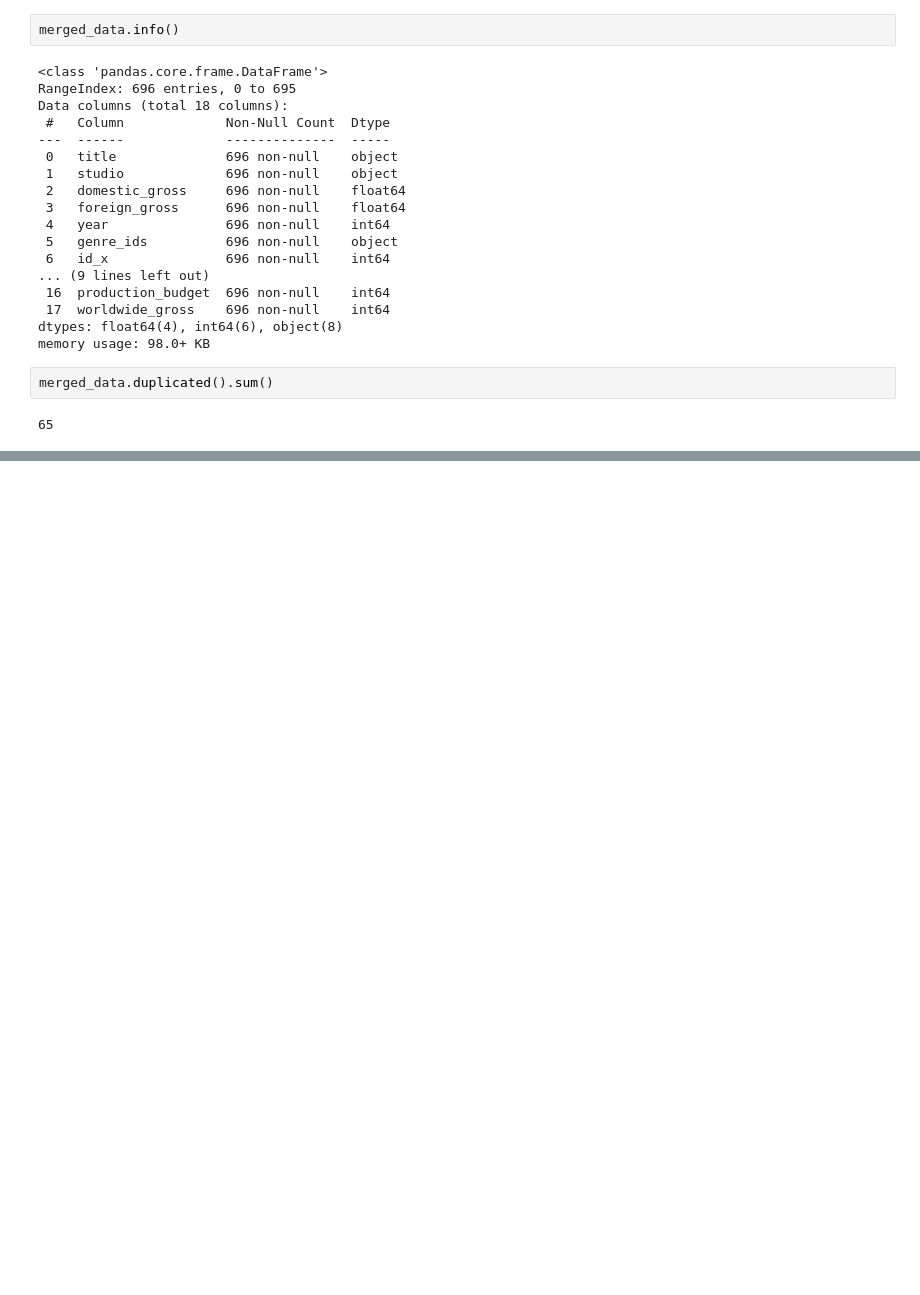
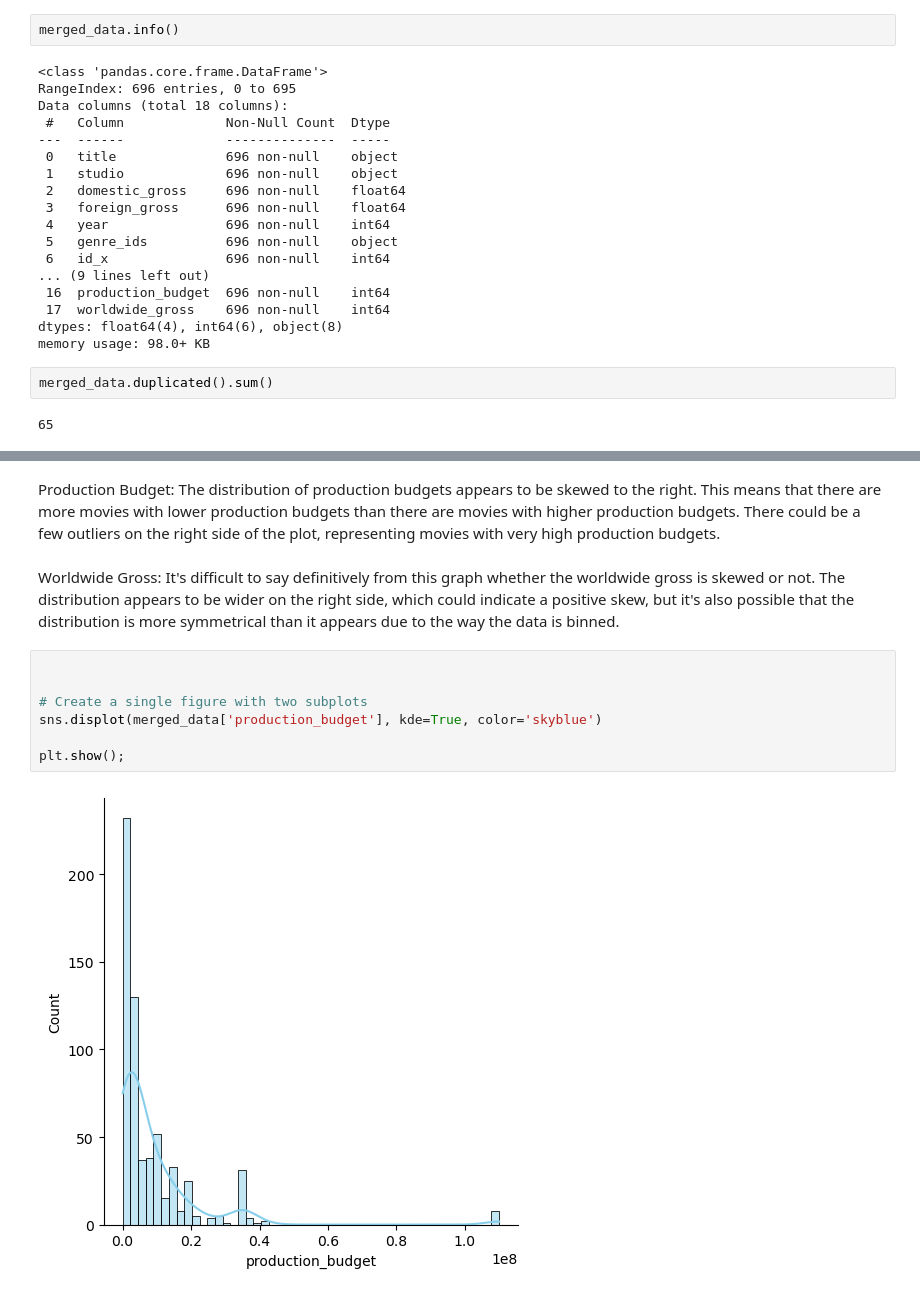
Before and after one commit to victormuuo07/Project_trial2, a Jupyter notebook: index.ipynb, the cells around one changed output, grey strips where cells are left out. Cells and saved outputs as stored; diff of their text form; blank space fills up the shorter version.

```diff
--- a/index.ipynb
+++ b/index.ipynb
@@ -286,0 +332,13 @@ merged_data.duplicated().sum()
+# %% [markdown]
+Production Budget: The distribution of production budgets appears to be skewed to the right. This means that there are more movies with lower production budgets than there are movies with higher production budgets. There could be a few outliers on the right side of the plot, representing movies with very high production budgets.
+# %% [markdown]
+Worldwide Gross: It's difficult to say definitively from this graph whether the worldwide gross is skewed or not. The distribution appears to be wider on the right side, which could indicate a positive skew, but it's also possible that the distribution is more symmetrical than it appears due to the way the data is binned.
+# %%
+
+
+# Create a single figure with two subplots
+sns.displot(merged_data['production_budget'], kde=True, color='skyblue')
+
+plt.show();
+# %% [output]
+[figure, added]
```
Also changed, not shown: parts of 8 cells of this notebook.
